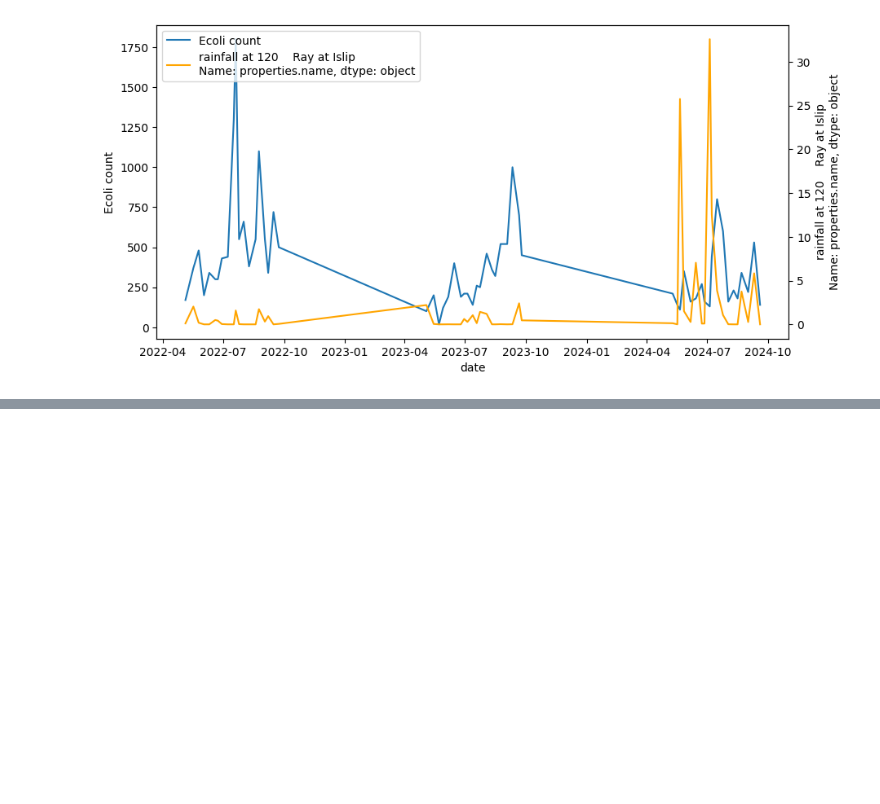
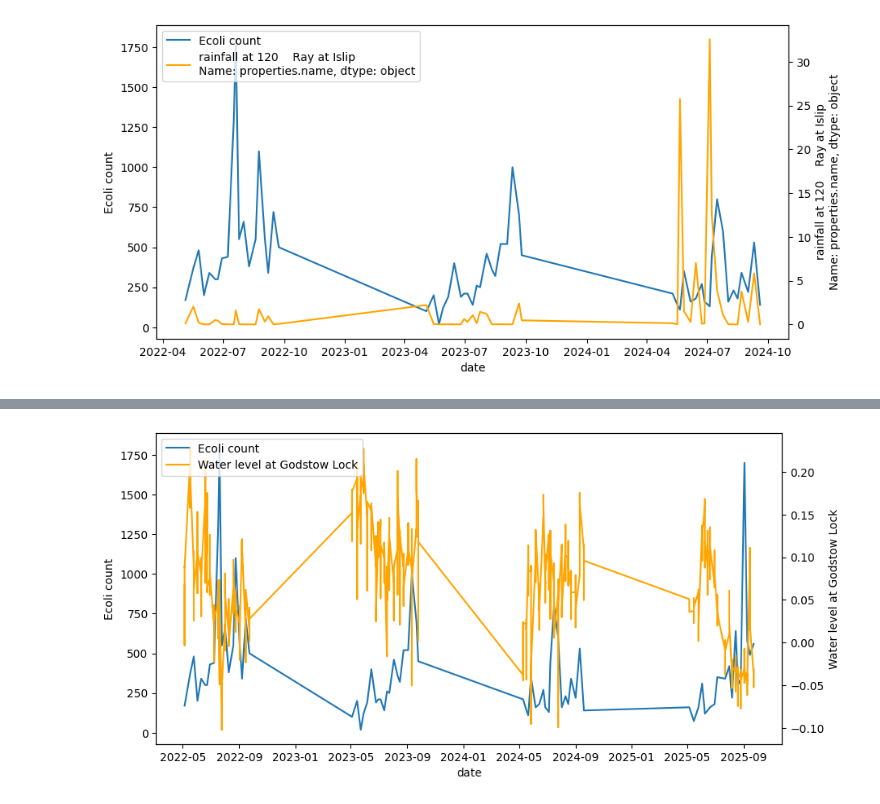
Before and after one commit to jeannielynnmoulton/swimming-safety-prediction, a Jupyter notebook: RainfallInvestigation.ipynb, the cells around one changed output, grey strips where cells are left out. Cells and saved outputs as stored; diff of their text form; code cells hidden in the pictures; blank space fills up the shorter version.

```diff
--- a/RainfallInvestigation.ipynb
+++ b/RainfallInvestigation.ipynb
@@ -75,0 +115,14 @@ for site in sites_close_to_wolvercote:
+# %%
+# Might be interested in water level
+flow = determinands[determinands["name"]=="Water level"]["datasets"]
+# yields dataset: ea_lf_sonde, determinand: waterLevel
+sites_sonde_lf = app.get_sites_for_dataset_as_pandas("ea_lf_sonde", display=False)
+# use godstow lock site: 7500ccb3-dc3b-49fb-ac42-241fd7ab908c
+df_flow_sonde_godstow = app.get_timeseries_for_dataset_site_determinand_as_pandas("7500ccb3-dc3b-49fb-ac42-241fd7ab908c", "ea_lf_sonde", "waterLevel", display=False)
+print(df_flow_sonde_godstow)
+df_flow_sonde_godstow_resampled = convert_datetime_to_date_with_resampling(df_flow_sonde_godstow)
+print(df_flow_sonde_godstow_resampled.columns)
+merged = merge_on_date(wolvercote_ecoli_resampled, df_flow_sonde_godstow_resampled)
+print(merged.columns)
+plot_values_vs_date(merged, "date", 'escherichia coli count', "value", "date", "Ecoli count", "Water level at Godstow Lock")
+# %% [output]
@@ -75,0 +148 @@ for site in sites_close_to_wolvercote:
+[figure, added]
```
Also changed, not shown: parts of 6 cells of this notebook.
